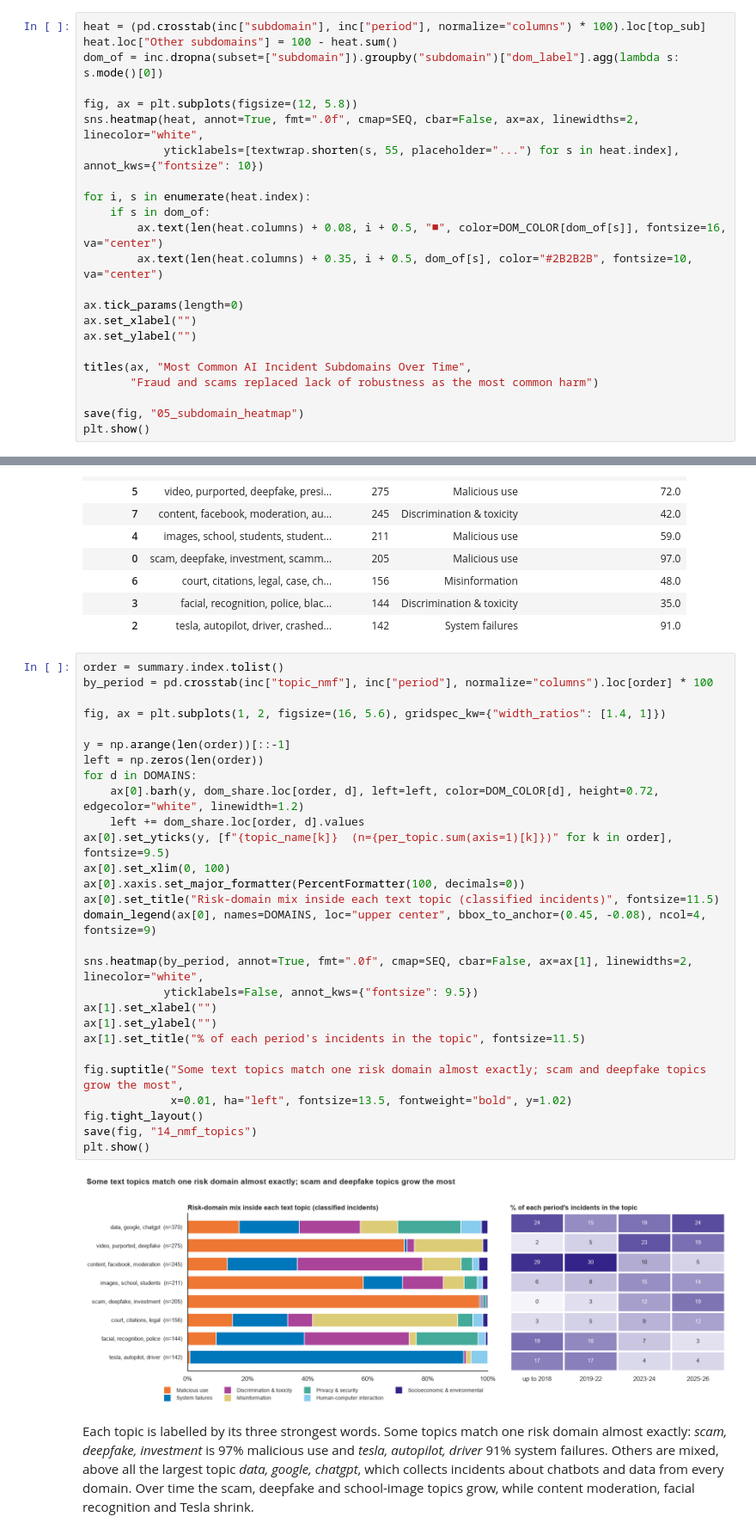
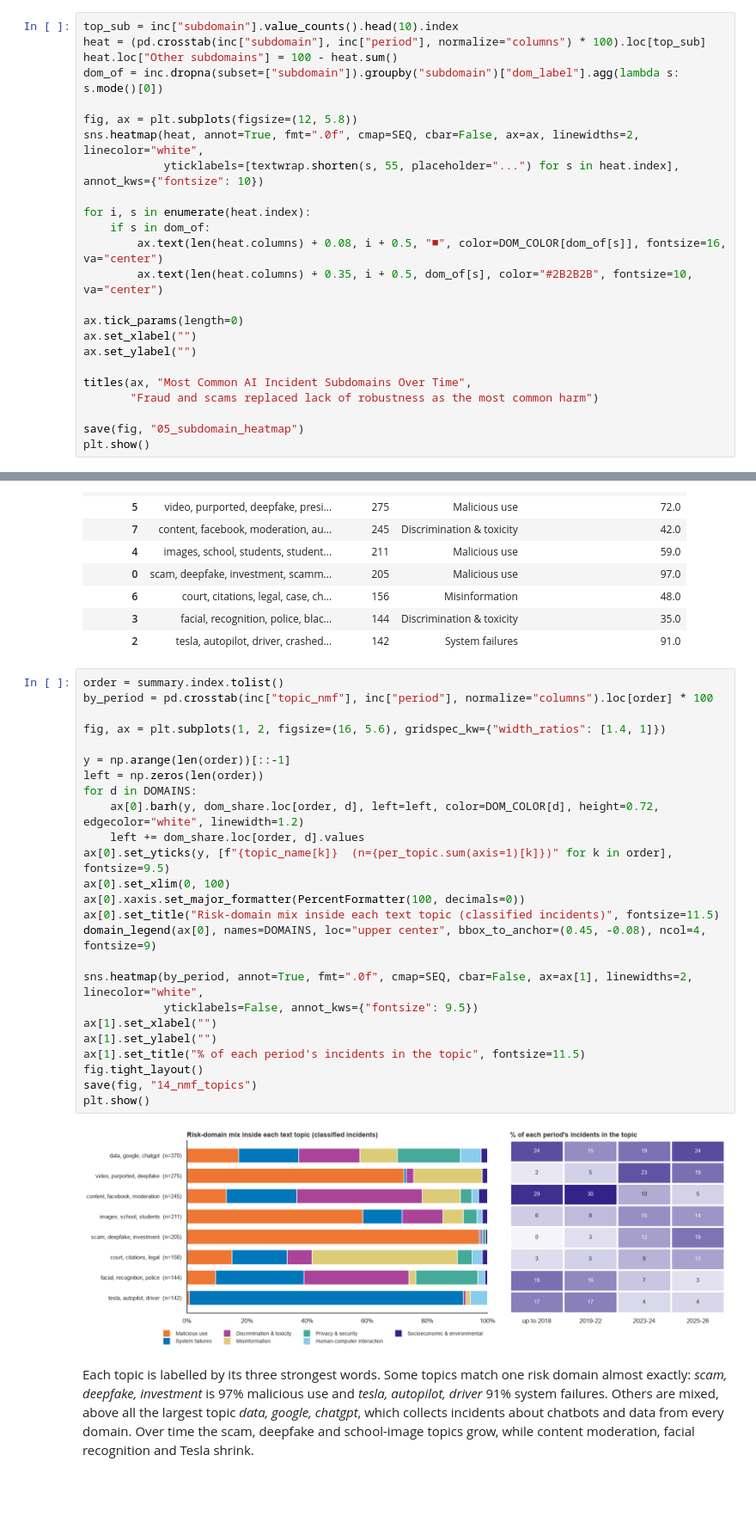
Before and after one commit to nnamyslowska/ai-incidents-analysis, a Jupyter notebook: ai_incidents.ipynb, the cells around one changed output, grey strips where cells are left out. Shown at 86% size. Cells and saved outputs as stored; diff of their text form; blank space fills up the shorter version.

Commit message:
changes in visualistion v2

```diff
--- a/ai_incidents.ipynb
+++ b/ai_incidents.ipynb
@@ -1068,6 +1068,7 @@ plt.show()
 
 The subdomains show what the harm is. Each cell is the share of that subdomain among the classified incidents of the period; the coloured square shows the risk domain it belongs to.
 # %%
+top_sub = inc["subdomain"].value_counts().head(10).index
 heat = (pd.crosstab(inc["subdomain"], inc["period"], normalize="columns") * 100).loc[top_sub]
 heat.loc["Other subdomains"] = 100 - heat.sum()
 dom_of = inc.dropna(subset=["subdomain"]).groupby("subdomain")["dom_label"].agg(lambda s: s.mode()[0])
@@ -1497,33 +1498,30 @@ summary
 # %%
 order = summary.index.tolist()
 by_period = pd.crosstab(inc["topic_nmf"], inc["period"], normalize="columns").loc[order] * 100
 
 fig, ax = plt.subplots(1, 2, figsize=(16, 5.6), gridspec_kw={"width_ratios": [1.4, 1]})
 
 y = np.arange(len(order))[::-1]
 left = np.zeros(len(order))
 for d in DOMAINS:
     ax[0].barh(y, dom_share.loc[order, d], left=left, color=DOM_COLOR[d], height=0.72, edgecolor="white", linewidth=1.2)
     left += dom_share.loc[order, d].values
 ax[0].set_yticks(y, [f"{topic_name[k]}  (n={per_topic.sum(axis=1)[k]})" for k in order], fontsize=9.5)
 ax[0].set_xlim(0, 100)
 ax[0].xaxis.set_major_formatter(PercentFormatter(100, decimals=0))
 ax[0].set_title("Risk-domain mix inside each text topic (classified incidents)", fontsize=11.5)
 domain_legend(ax[0], names=DOMAINS, loc="upper center", bbox_to_anchor=(0.45, -0.08), ncol=4, fontsize=9)
 
 sns.heatmap(by_period, annot=True, fmt=".0f", cmap=SEQ, cbar=False, ax=ax[1], linewidths=2, linecolor="white",
             yticklabels=False, annot_kws={"fontsize": 9.5})
 ax[1].set_xlabel("")
 ax[1].set_ylabel("")
 ax[1].set_title("% of each period's incidents in the topic", fontsize=11.5)
-
-fig.suptitle("Some text topics match one risk domain almost exactly; scam and deepfake topics grow the most",
-             x=0.01, ha="left", fontsize=13.5, fontweight="bold", y=1.02)
 fig.tight_layout()
 save(fig, "14_nmf_topics")
 plt.show()
 # %% [output]
-[figure, old version]
+[figure, new version]
 # %% [markdown]
 Each topic is labelled by its three strongest words. Some topics match one risk domain almost exactly: *scam, deepfake, investment* is 97% malicious use and *tesla, autopilot, driver* 91% system failures. Others are mixed, above all the largest topic *data, google, chatgpt*, which collects incidents about chatbots and data from every domain. Over time the scam, deepfake and school-image topics grow, while content moderation, facial recognition and Tesla shrink.
 # %% [markdown]
```
Also changed, not shown: parts of 10 cells of this notebook.
